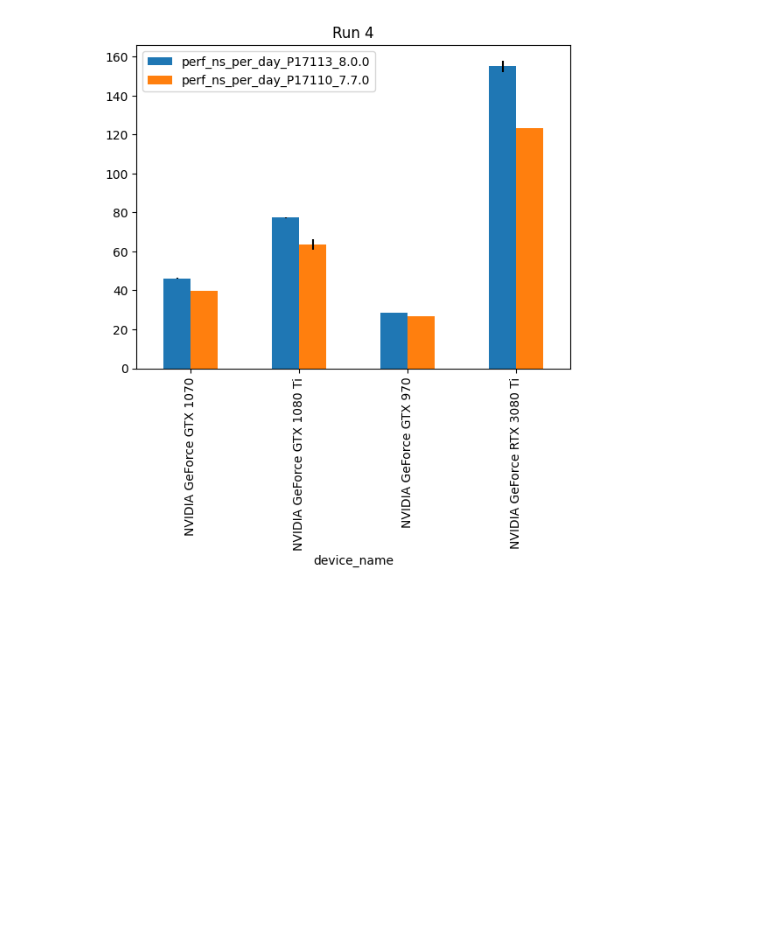
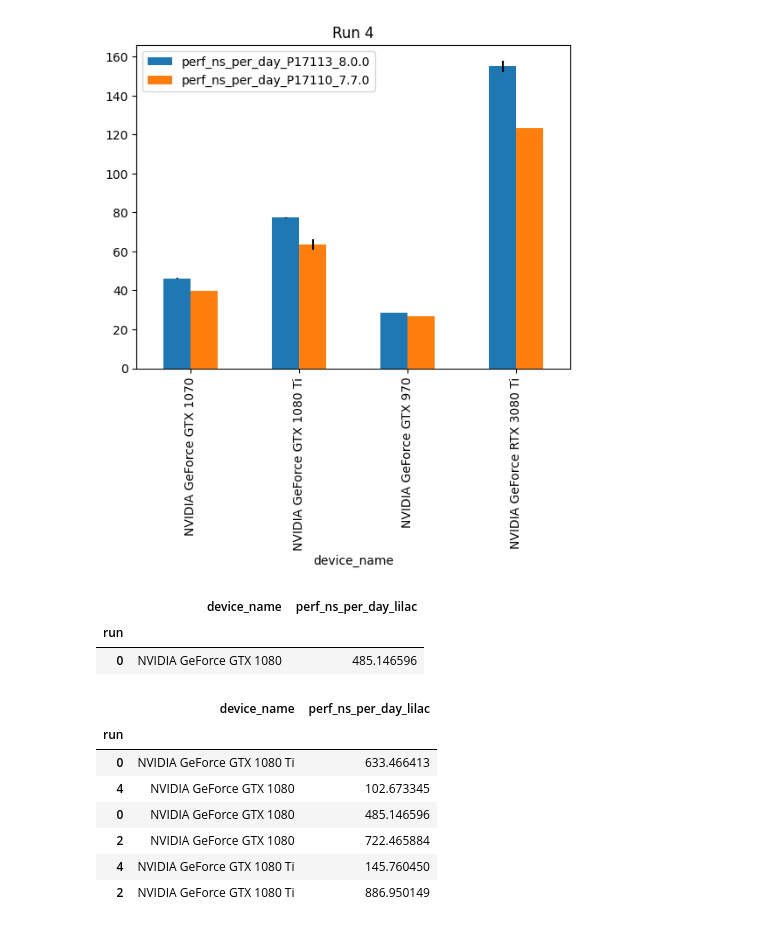
Before and after one commit to FoldingAtHome/fah-gpu-species, a Jupyter notebook: notebooks/core22_8.0.ipynb, the cells around one changed output. Cells and saved outputs as stored; diff of their text form; code cells hidden in the pictures; blank space fills up the shorter version.

```diff
--- a/notebooks/core22_8.0.ipynb
+++ b/notebooks/core22_8.0.ipynb
@@ -257,0 +343,18 @@ plot_merged_run(data_113_sel, data_110_sel, 4, "P17113_8.0.0","P17110_7.7.0")
+# %%
+load_yaml_to_df("./lilac_bench/run0_1080.yaml", 0)
+# %% [output]
+|  | device_name | perf_ns_per_day_lilac |
+| run |  |  |
+| 0 | NVIDIA GeForce GTX 1080 | 485.146596 |
+# %%
+lilac_df = load_all_yamls("./lilac_bench/*")
+lilac_df
+# %% [output]
+|  | device_name | perf_ns_per_day_lilac |
+| run |  |  |
+| 0 | NVIDIA GeForce GTX 1080 Ti | 633.466413 |
+| 4 | NVIDIA GeForce GTX 1080 | 102.673345 |
+| 0 | NVIDIA GeForce GTX 1080 | 485.146596 |
+| 2 | NVIDIA GeForce GTX 1080 | 722.465884 |
+| 4 | NVIDIA GeForce GTX 1080 Ti | 145.760450 |
+| 2 | NVIDIA GeForce GTX 1080 Ti | 886.950149 |
```
Also changed, not shown: parts of 14 cells of this notebook, 6 other files.
